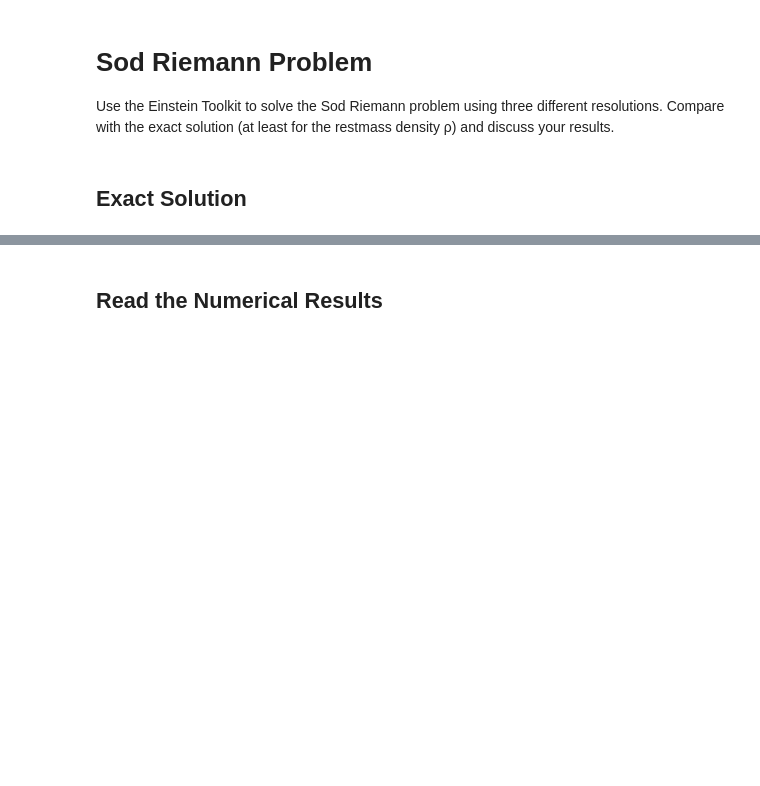
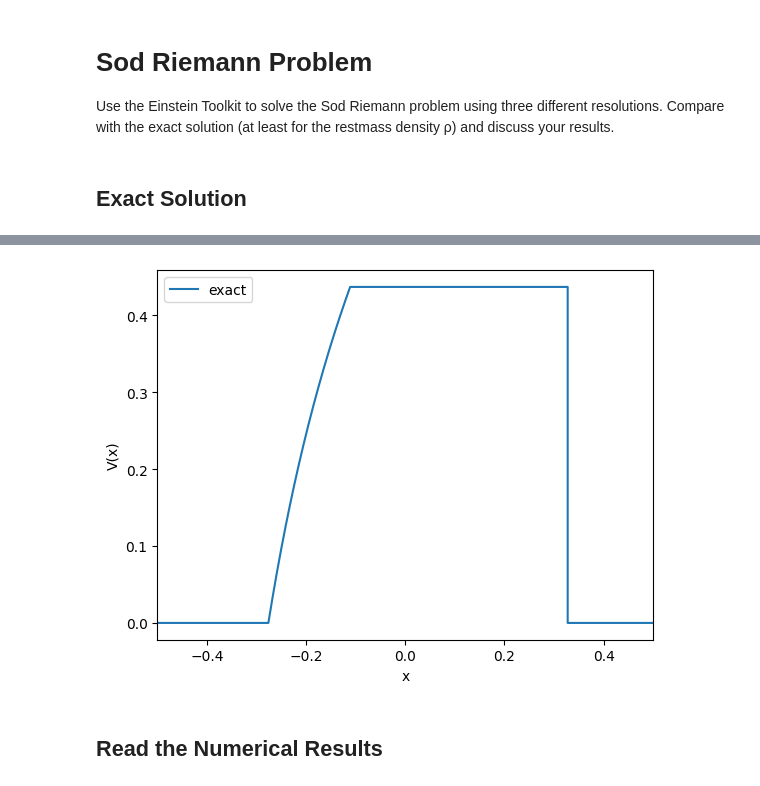
Before and after one commit to Sofiadossena/NumericalRelativityExercises, a Jupyter notebook: Sod_ShockTube/ETK_1D_plots.ipynb, the cells around one changed output, grey strips where cells are left out. Drawn from its saved outputs; the diff is of its cells as text; code cells hidden in the pictures; blank space fills up the shorter version.

```diff
--- a/Sod_ShockTube/ETK_1D_plots.ipynb
+++ b/Sod_ShockTube/ETK_1D_plots.ipynb
@@ -36,3 +46,14 @@ plt.show()
+# %%
+## this is the EXACT SOLUTION TO COMPARE
+plt.plot(x_exact, vx_exact, label="exact") #rho as a function of x
+plt.xlim(-0.5, 0.5)
+plt.legend()
+plt.xlabel("x")
+plt.ylabel(r"V(x)")
+plt.savefig("/home/jovyan/simulations/exactV.png", dpi=200)
+plt.show()
+# %% [output]
+[figure, added]
 # %% [markdown]
 ## Read the Numerical Results
 # %%
```
Also changed, not shown: parts of 10 cells of this notebook.
